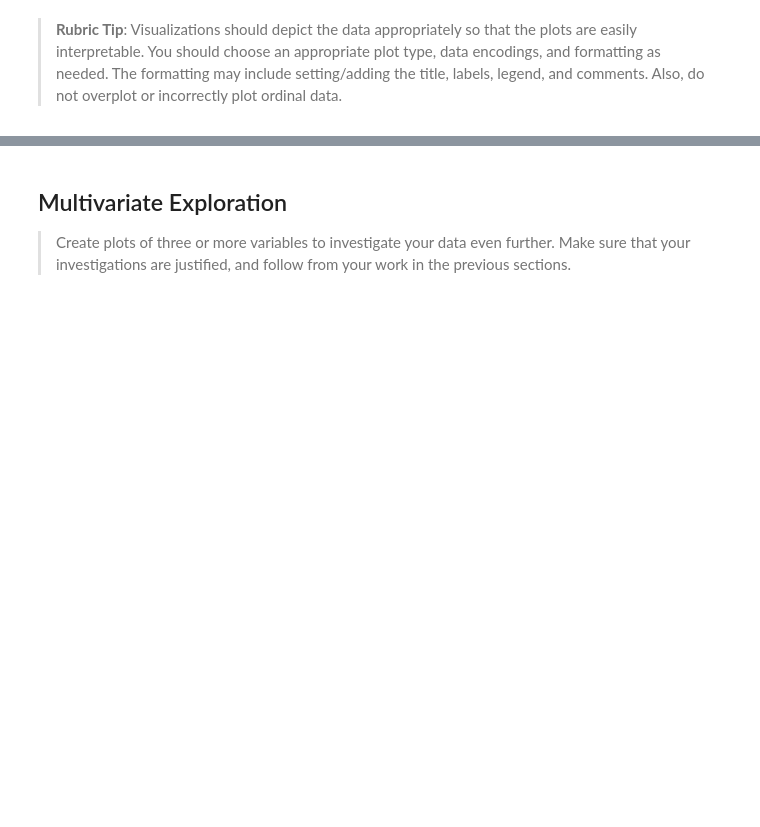
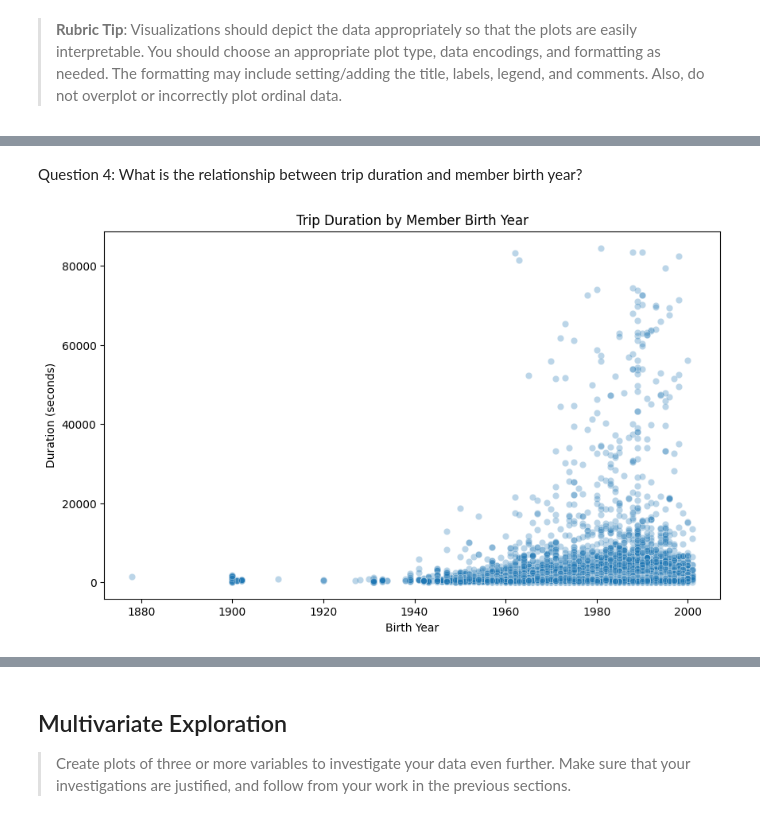
Before and after one commit to JonathanPrentice/Udacity-Data-Analyst-Nanodegree, a Jupyter notebook: Project 3 - Communicate Data Findings/notebooks/Part_I_Exploration.ipynb, the cells around one changed output, grey strips where cells are left out. Drawn from its saved outputs; the diff is of its cells as text; code cells hidden in the pictures; blank space fills up the shorter version.

```diff
--- a/Project 3 - Communicate Data Findings/notebooks/Part_I_Exploration.ipynb
+++ b/Project 3 - Communicate Data Findings/notebooks/Part_I_Exploration.ipynb
@@ -216,0 +277,12 @@ fashion in the previous section (univariate exploration).
+# %% [markdown]
+Question 4: What is the relationship between trip duration and member birth year?
+# %%
+# Plot the relationship between trip duration and member birth year
+plt.figure(figsize=(10, 6))
+sns.scatterplot(data=df, x='member_birth_year', y='duration_sec', alpha=0.3)
+plt.title('Trip Duration by Member Birth Year')
+plt.xlabel('Birth Year')
+plt.ylabel('Duration (seconds)')
+plt.show()
+# %% [output]
+[figure, added]
```
Also changed, not shown: parts of 21 cells of this notebook.
